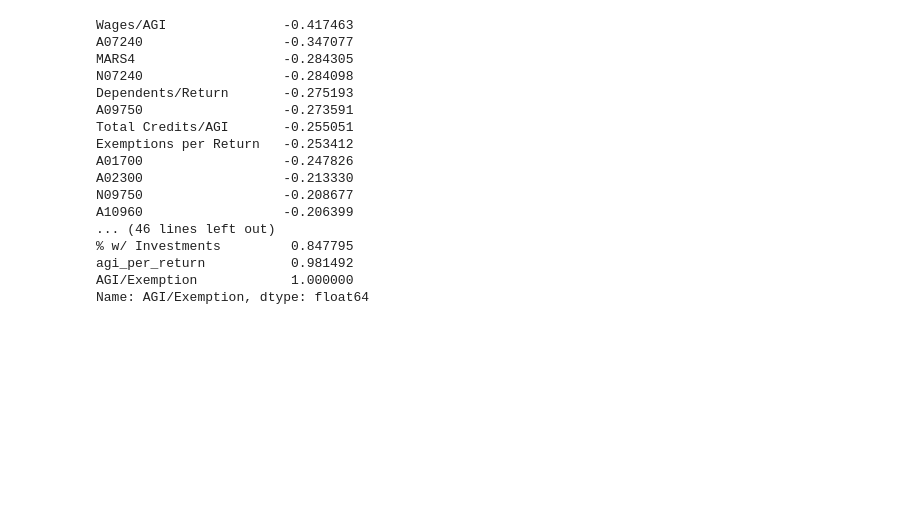
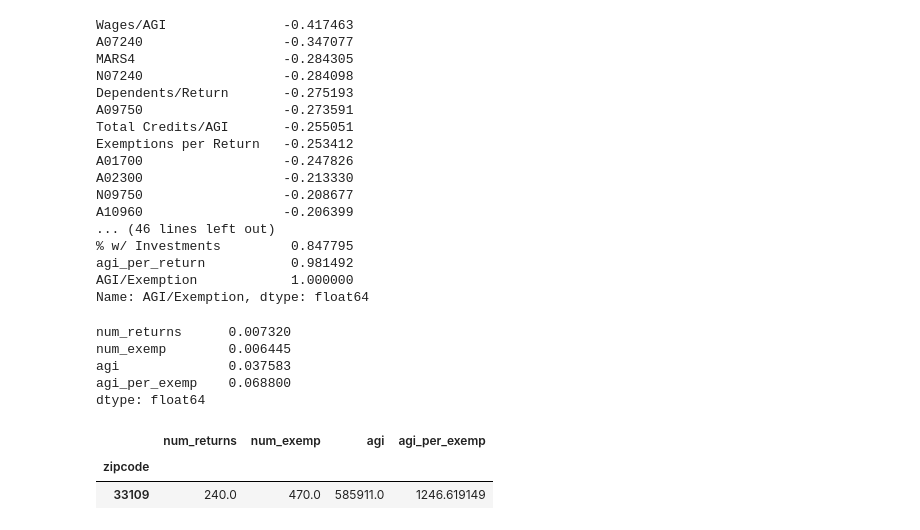
Before and after one commit to sleichen/Data-Incubator, a Jupyter notebook: DataIncubatorProject.ipynb, the cells around one changed output. Cells and saved outputs as stored; diff of their text form; code cells hidden in the pictures; blank space fills up the shorter version.

```diff
--- a/DataIncubatorProject.ipynb
+++ b/DataIncubatorProject.ipynb
@@ -287,6 +287,22 @@ A10960                  -0.206399
 agi_per_return           0.981492
 AGI/Exemption            1.000000
 Name: AGI/Exemption, dtype: float64
+# %%
+test = data[year].groupby('zipcode').sum()[['num_returns', 'num_exemp', 'agi']]
+test['agi_per_exemp'] = test.agi/test.num_exemp
+test[test['agi_per_exemp'] > 128].sum()/test.sum()
+# %% [output]
+num_returns      0.007320
+num_exemp        0.006445
+agi              0.037583
+agi_per_exemp    0.068800
+dtype: float64
+# %%
+test[test['agi_per_exemp'] > 1200]
+# %% [output]
+|  | num_returns | num_exemp | agi | agi_per_exemp |
+| zipcode |  |  |  |  |
+| 33109 | 240.0 | 470.0 | 585911.0 | 1246.619149 |
 # %%
 import IPython.core.display as di
 
```
Also changed, not shown: parts of 1 cell of this notebook, 7 other files.
